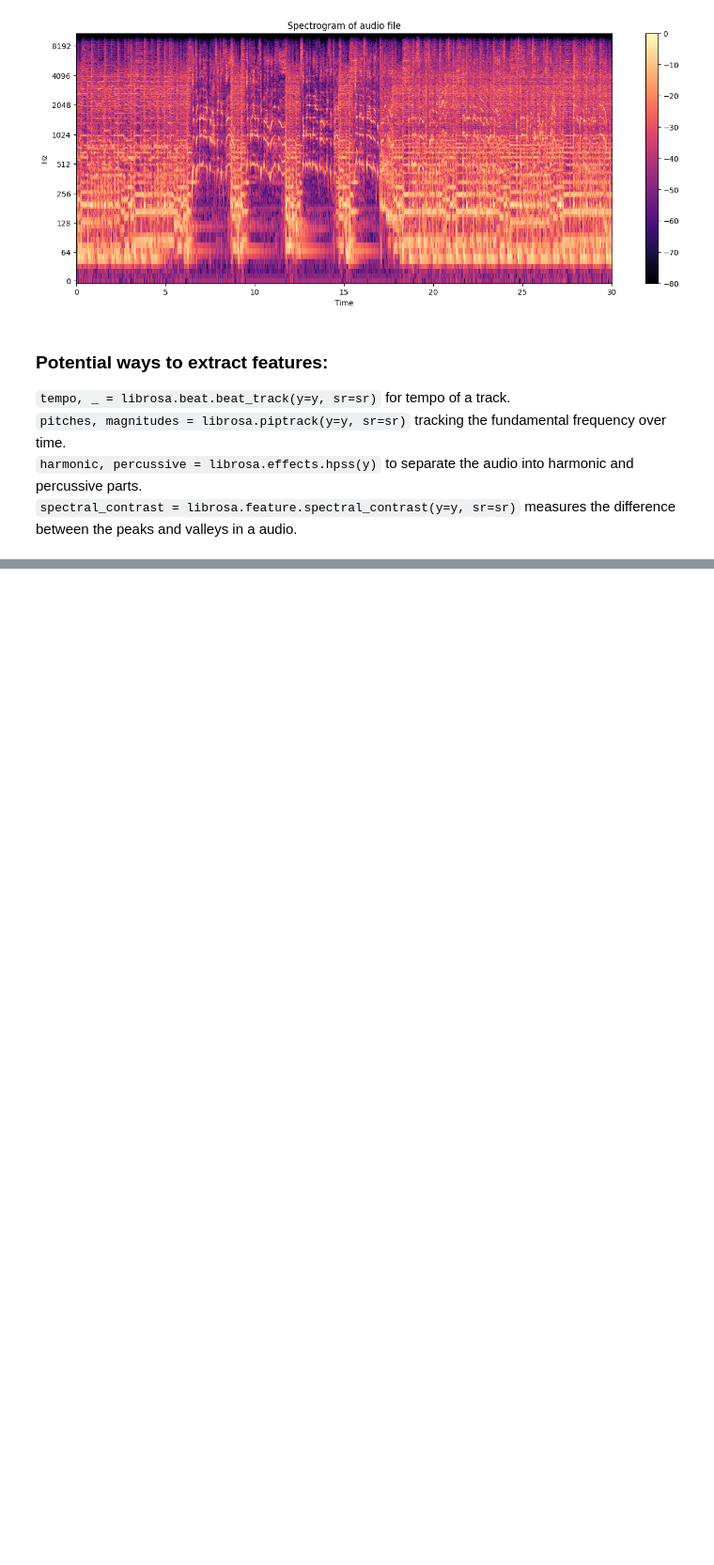
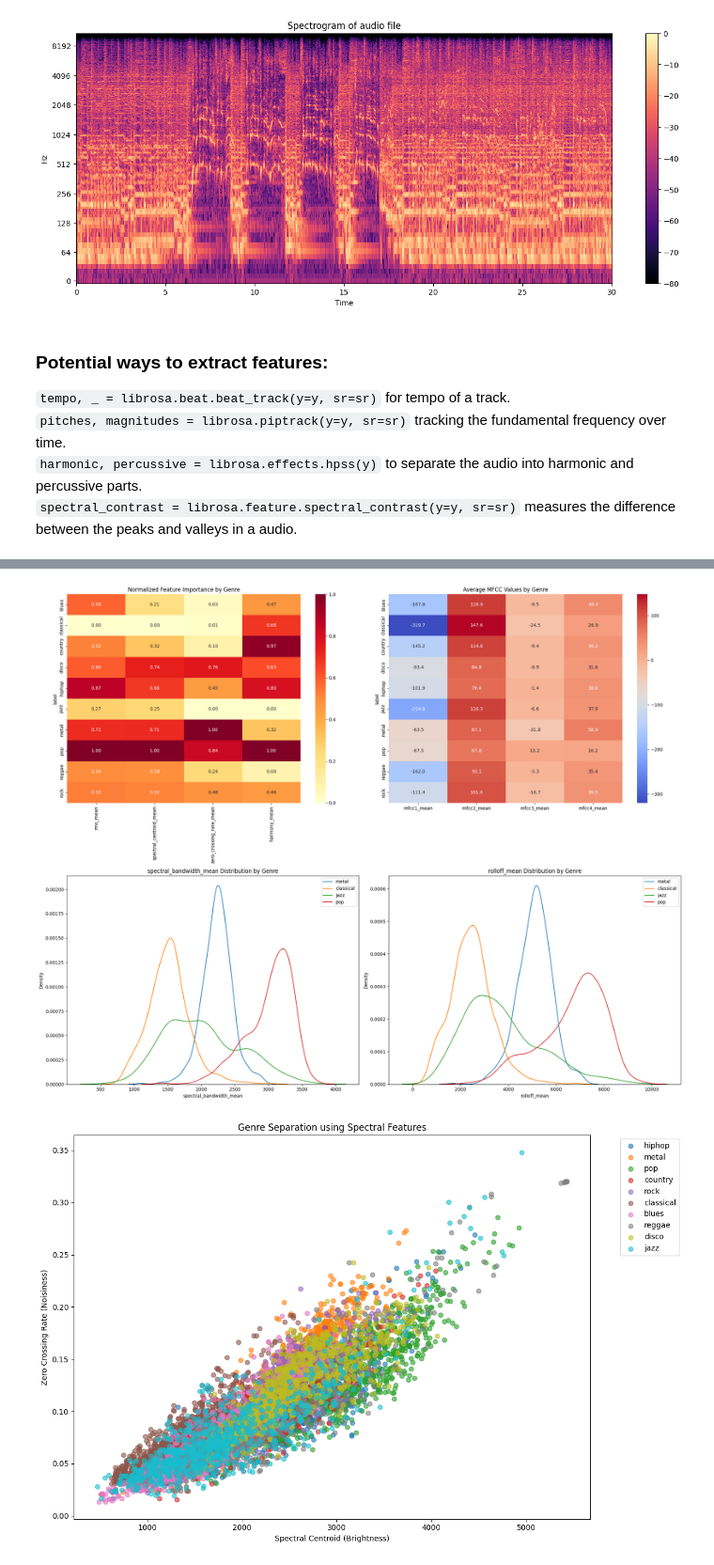
Before and after one commit to coleaydelotte/Genre-Prediciton, a Jupyter notebook: nb.ipynb, the cells around one changed output, grey strips where cells are left out. Shown at 94% size. Saved outputs shown, nothing was run; the diff lists cells and outputs as text; code cells hidden in the pictures; blank space fills up the shorter version.

```diff
--- a/nb.ipynb
+++ b/nb.ipynb
@@ -290,0 +331,53 @@ plt.show()
+# %%
+import seaborn as sns
+import matplotlib.pyplot as plt
+import numpy as np
+
+# Create 2x2 subplots
+fig, axes = plt.subplots(2, 2, figsize=(20, 16))
+
+# 1. Genre Feature Importance
+feature_cols = ['rms_mean', 'spectral_centroid_mean', 'zero_crossing_rate_mean', 'harmony_mean']
+feature_means = data.groupby('label')[feature_cols].mean()
+feature_means_normalized = (feature_means - feature_means.min()) / (feature_means.max() - feature_means.min())
+sns.heatmap(feature_means_normalized, annot=True, fmt='.2f', cmap='YlOrRd', ax=axes[0,0])
+axes[0,0].set_title('Normalized Feature Importance by Genre')
+
+# 2. MFCC Patterns
+mfcc_cols = ['mfcc1_mean', 'mfcc2_mean', 'mfcc3_mean', 'mfcc4_mean']
+mfcc_means = data.groupby('label')[mfcc_cols].mean()
+sns.heatmap(mfcc_means, annot=True, fmt='.1f', cmap='coolwarm', ax=axes[0,1])
+axes[0,1].set_title('Average MFCC Values by Genre')
+
+# 3. Feature Distribution Comparison
+def plot_feature_dist(feature, ax):
+    for genre in ['metal', 'classical', 'jazz', 'pop']:
+        genre_data = data[data['label'] == genre][feature]
+        sns.kdeplot(data=genre_data, label=genre, ax=ax)
+    ax.set_title(f'{feature} Distribution by Genre')
+    ax.legend()
+
+plot_feature_dist('spectral_bandwidth_mean', axes[1,0])
+plot_feature_dist('rolloff_mean', axes[1,1])
+
+plt.tight_layout()
+plt.show()
+
+# Genre Separation Plot
+plt.figure(figsize=(12, 8))
+for genre in data['label'].unique():
+    genre_data = data[data['label'] == genre]
+    plt.scatter(genre_data['spectral_centroid_mean'],
+               genre_data['zero_crossing_rate_mean'],
+               alpha=0.6,
+               label=genre)
+
+plt.xlabel('Spectral Centroid (Brightness)')
+plt.ylabel('Zero Crossing Rate (Noisiness)')
+plt.title('Genre Separation using Spectral Features')
+plt.legend(bbox_to_anchor=(1.05, 1))
+plt.tight_layout()
+plt.show()
+# %% [output]
+[figure, added]
+[figure, added]
```
Also changed, not shown: parts of 4 cells of this notebook.
